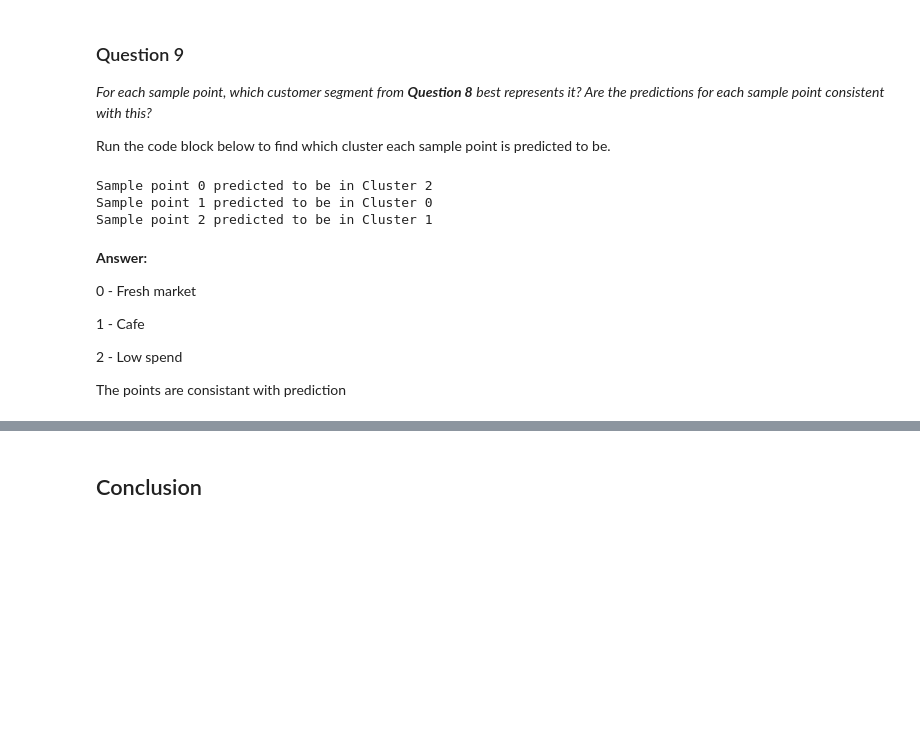
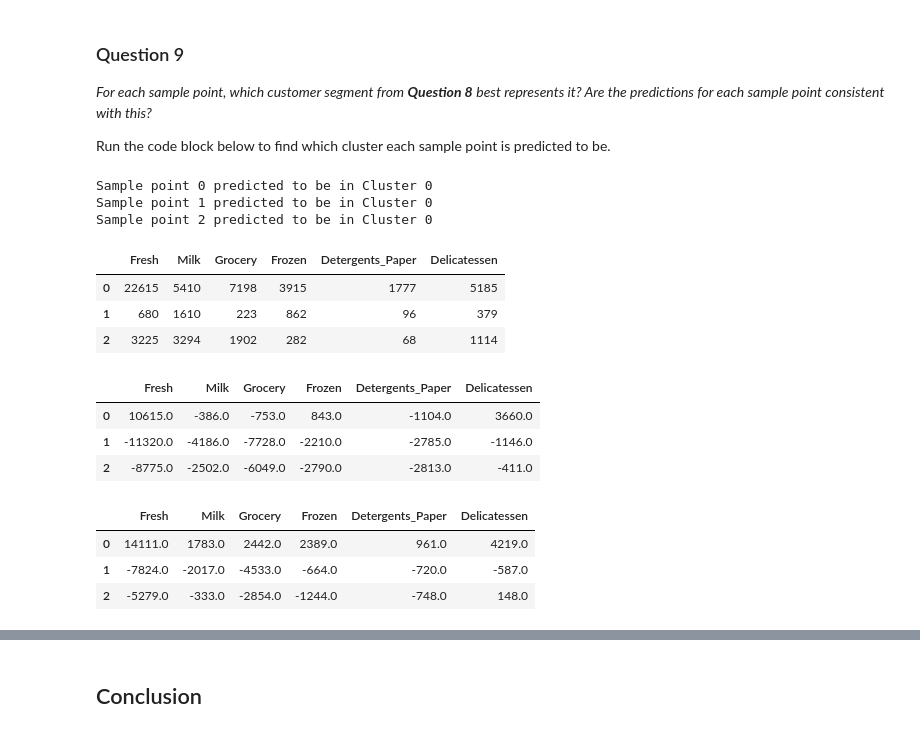
Before and after one commit to adarshakb/machine-learning, a Jupyter notebook: projects/creating_customer_segments/customer_segments.ipynb, the cells around one changed output, grey strips where cells are left out. Drawn from its saved outputs; the diff is of its cells as text; code cells hidden in the pictures; blank space fills up the shorter version.

```diff
--- a/projects/creating_customer_segments/customer_segments.ipynb
+++ b/projects/creating_customer_segments/customer_segments.ipynb
@@ -560,18 +566,24 @@ Run the code block below to find which cluster each sample point is predicted to
 # %%
 # Display the predictions
 for i, pred in enumerate(sample_preds):
     print "Sample point", i, "predicted to be in Cluster", pred
+
+display(samples)
+display(samples - data.mean().round())
+display(samples - data.median().round())
 # %% [output]
-Sample point 0 predicted to be in Cluster 2
+Sample point 0 predicted to be in Cluster 0
 Sample point 1 predicted to be in Cluster 0
-Sample point 2 predicted to be in Cluster 1
+Sample point 2 predicted to be in Cluster 0
+|  | Fresh | Milk | Grocery | Frozen | Detergents_Paper | Delicatessen |
+| 0 | 22615 | 5410 | 7198 | 3915 | 1777 | 5185 |
+| 1 | 680 | 1610 | 223 | 862 | 96 | 379 |
+| 2 | 3225 | 3294 | 1902 | 282 | 68 | 1114 |
+|  | Fresh | Milk | Grocery | Frozen | Detergents_Paper | Delicatessen |
+| 0 | 10615.0 | -386.0 | -753.0 | 843.0 | -1104.0 | 3660.0 |
+| 1 | -11320.0 | -4186.0 | -7728.0 | -2210.0 | -2785.0 | -1146.0 |
+| 2 | -8775.0 | -2502.0 | -6049.0 | -2790.0 | -2813.0 | -411.0 |
+|  | Fresh | Milk | Grocery | Frozen | Detergents_Paper | Delicatessen |
+| 0 | 14111.0 | 1783.0 | 2442.0 | 2389.0 | 961.0 | 4219.0 |
+| 1 | -7824.0 | -2017.0 | -4533.0 | -664.0 | -720.0 | -587.0 |
+| 2 | -5279.0 | -333.0 | -2854.0 | -1244.0 | -748.0 | 148.0 |
-# %% [markdown]
-**Answer:**
-
-0 - Fresh market
-
-1 - Cafe
-
-2 - Low spend
-
-The points are consistant with prediction
```
Also changed, not shown: parts of 10 cells of this notebook, 1 other file.
